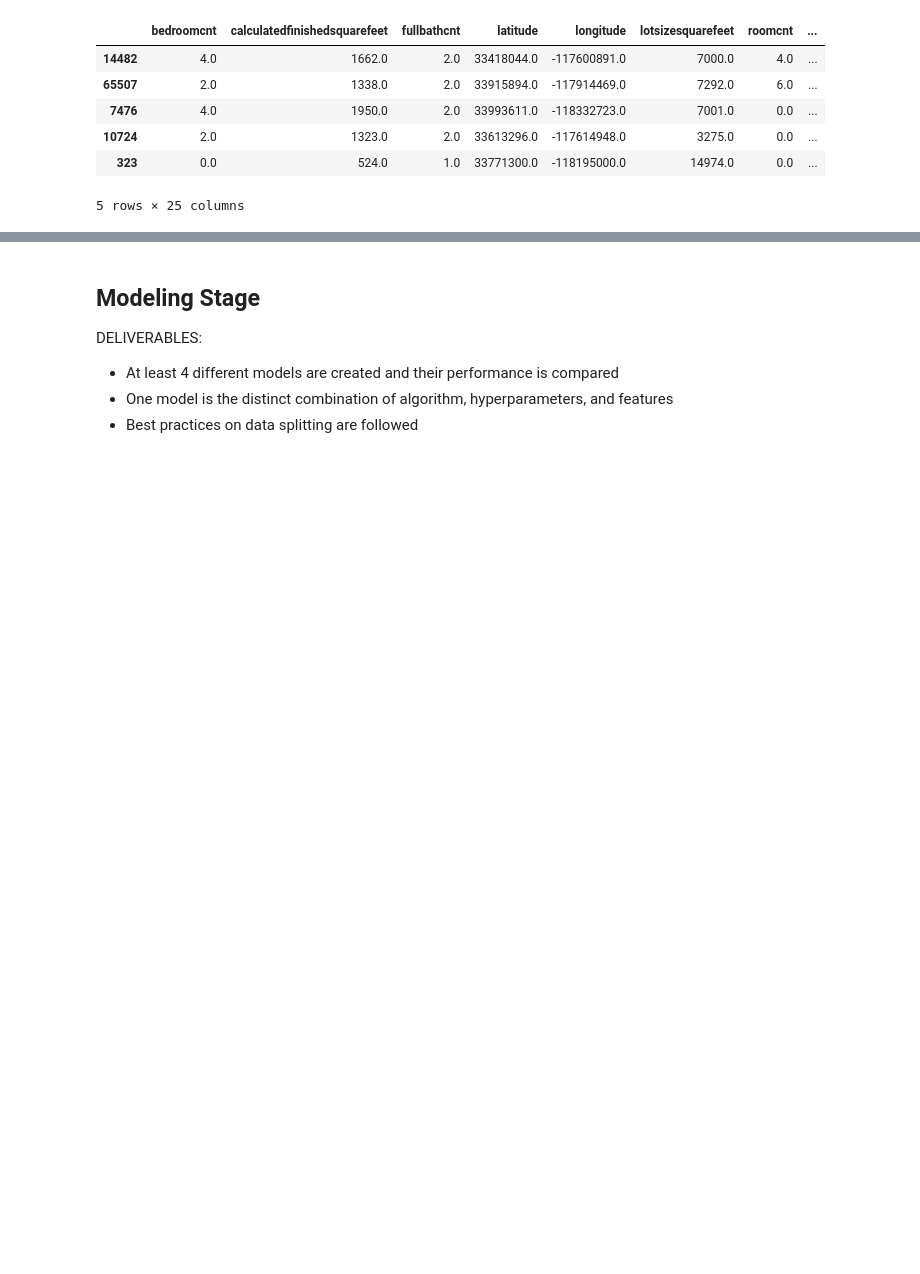
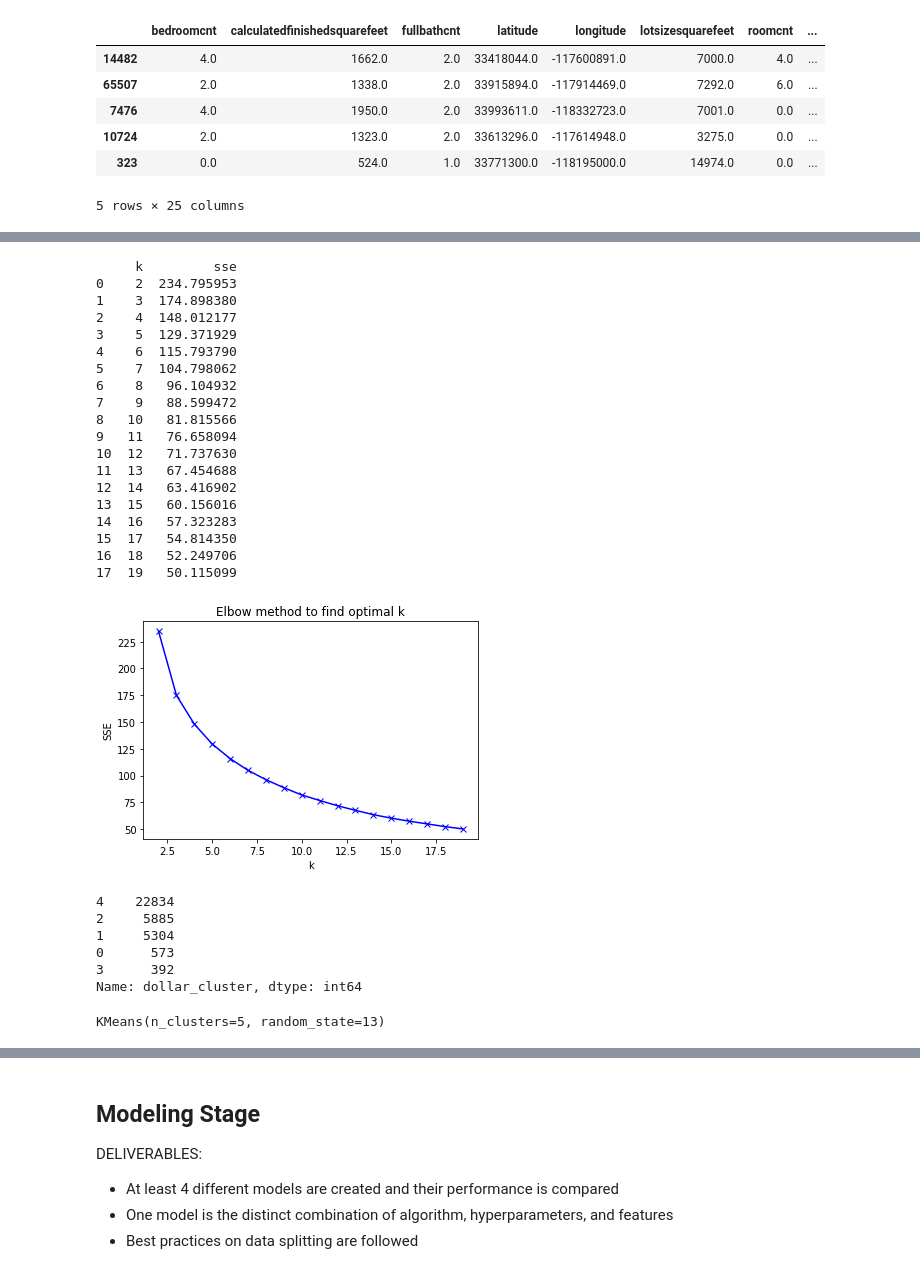
Before and after one commit to RyvynYoung/Zillow_Clustering_Project, a Jupyter notebook: mvp.ipynb, the cells around one changed output, grey strips where cells are left out. Cells and saved outputs as stored; diff of their text form; code cells hidden in the pictures; blank space fills up the shorter version.

Commit message:
more explore completed

```diff
--- a/mvp.ipynb
+++ b/mvp.ipynb
@@ -250,0 +262,27 @@ X_train_scaled.head()
+# %%
+# dollar amount clustering
+# use structuretaxvaluedollarcnt, taxvaluedollarcnt, taxamount, structure_dollar_per_sqft, land_dollar_per_sqft, taxrate
+cluster_vars2 = ['structuretaxvaluedollarcnt_scaled', 'taxvaluedollarcnt_scaled', 'taxamount_scaled', 'structure_dollar_per_sqft_scaled', 'land_dollar_per_sqft_scaled', 'taxrate_scaled']
+explore.elbow_plot(X_train_scaled, cluster_vars2)
+# based on this will use 5 as k value
+# %% [output]
+     k         sse
+0    2  234.795953
+1    3  174.898380
+2    4  148.012177
+3    5  129.371929
+4    6  115.793790
+5    7  104.798062
+6    8   96.104932
+7    9   88.599472
+8   10   81.815566
+9   11   76.658094
+10  12   71.737630
+11  13   67.454688
+12  14   63.416902
+13  15   60.156016
+14  16   57.323283
+15  17   54.814350
+16  18   52.249706
+17  19   50.115099
+[figure, added]
@@ -250,0 +293,14 @@ X_train_scaled.head()
+# %%
+train_clusters2.dollar_cluster.value_counts()
+# based on this distribution this clustering may not be that helpful
+# %% [output]
+4    22834
+2     5885
+1     5304
+0      573
+3      392
+Name: dollar_cluster, dtype: int64
+# %%
+kmeans2
+# %% [output]
+KMeans(n_clusters=5, random_state=13)
```
Also changed, not shown: parts of 28 cells of this notebook, 1 other file.
